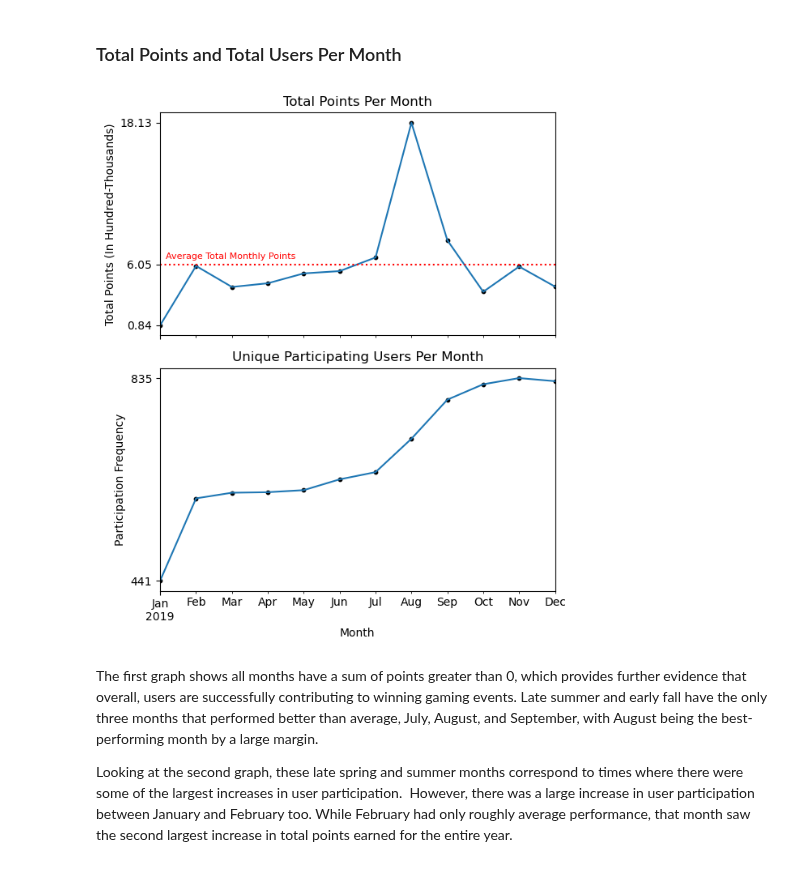
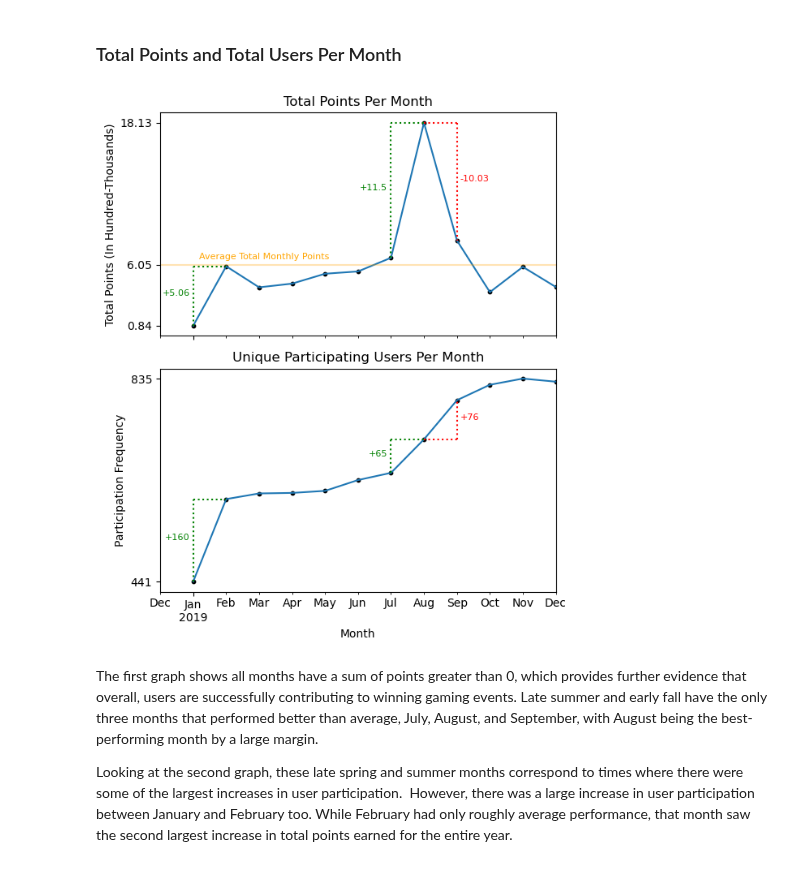
Before and after one commit to papir805/bot_battles_player_analysis, a Jupyter notebook: part2_eda_and_checking_for_correlation.ipynb, the cells around one changed output. Saved outputs shown, nothing was run; the diff lists cells and outputs as text; code cells hidden in the pictures.

```diff
--- a/part2_eda_and_checking_for_correlation.ipynb
+++ b/part2_eda_and_checking_for_correlation.ipynb
@@ -302,6 +304,18 @@ total_users_per_month = sql_query_to_pandas_df(sql_query,
                                                index_column='month',
                                                dates_column='month')
 # %%
+jan_tot_pts = total_points_per_month.loc['2019-01-01'].values[0]
+feb_tot_pts = total_points_per_month.loc['2019-02-01'].values[0]
+july_tot_pts = total_points_per_month.loc['2019-07-01'].values[0]
+aug_tot_pts = total_points_per_month.loc['2019-08-01'].values[0]
+sept_tot_pts = total_points_per_month.loc['2019-09-01'].values[0]
+
+jan_tot_users = total_users_per_month.loc['2019-01-01'].values[0]
+feb_tot_users = total_users_per_month.loc['2019-02-01'].values[0]
+july_tot_users = total_users_per_month.loc['2019-07-01'].values[0]
+aug_tot_users = total_users_per_month.loc['2019-08-01'].values[0]
+sept_tot_users = total_users_per_month.loc['2019-09-01'].values[0]
+
 avg_tot_pts_per_month = total_points_per_month.mean().values[0]
 min_tot_pts_per_month = total_points_per_month.min().values[0]
 max_tot_pts_per_month = total_points_per_month.max().values[0]
@@ -311,36 +325,81 @@ min_tot_users_per_month = total_users_per_month.min().values[0]
 max_tot_users_per_month = total_users_per_month.max().values[0]
 
 fig, ax = plt.subplots(2,1, sharex=True, figsize=(6,7))
 
 total_points_per_month.plot(kind='line', legend=False, ax=ax[0])
 ax[0].scatter(total_points_per_month.index, total_points_per_month.values, color='black', s=10)
 
+ax[0].vlines('2019-01-01', ymin=jan_tot_pts, ymax=feb_tot_pts, linestyle=':', color='green')
+ax[0].hlines(feb_tot_pts, xmin='2019-01-01', xmax='2019-02-01', linestyle=':', color='green')
+ax[0].annotate(f'+{round((feb_tot_pts-jan_tot_pts)/100_000,2)}',
+               xy=('2019-01-01', jan_tot_pts+(feb_tot_pts-jan_tot_pts)/2),
+               textcoords='offset points',
+               xytext=(-3,0), ha='right', color='green', fontsize=8)
+
+ax[0].vlines('2019-07-01', ymin=july_tot_pts, ymax=aug_tot_pts, linestyle=':', color='green')
+ax[0].hlines(aug_tot_pts, xmin='2019-07-01', xmax='2019-08-01', linestyle=':', color='green')
+ax[0].annotate(f'+{round((aug_tot_pts-july_tot_pts)/100_000,2)}',
+               xy=('2019-07-01', july_tot_pts+(aug_tot_pts-july_tot_pts)/2),
+               textcoords='offset points',
+               xytext=(-3,0), ha='right', color='green', fontsize=8)
+
+ax[0].vlines('2019-09-01', ymin=aug_tot_pts, ymax=sept_tot_pts, linestyle=':', color='red')
+ax[0].hlines(aug_tot_pts, xmin='2019-08-01', xmax='2019-09-01', linestyle=':', color='red')
+ax[0].annotate(f'{round((sept_tot_pts-aug_tot_pts)/100_000,2)}',
+               xy=('2019-09-01', aug_tot_pts+(sept_tot_pts-aug_tot_pts)/2),
+               textcoords='offset points',
+               xytext=(3,0), ha='left', color='red', fontsize=8)
+
 ax[0].set_title('Total Points Per Month')
 ax[0].set_xlabel('Month')
 ax[0].set_yticks([min_tot_pts_per_month, avg_tot_pts_per_month, max_tot_pts_per_month])
 ax[0].get_yaxis().set_major_formatter(
     matplotlib.ticker.FuncFormatter(lambda x, p: format(round(int(x)/100_000, 2), ',')))
 ax[0].set_ylabel('Total Points (In Hundred-Thousands)')
 
-ax[0].axhline(avg_tot_pts_per_month, linestyle=':', color='red')
+
+ax[0].axhline(avg_tot_pts_per_month, linestyle='solid', color='orange', alpha=0.3)
 ax[0].annotate("Average Total Monthly Points",
                xy=('2019-01-01',
                    avg_tot_pts_per_month),
                textcoords="offset points",
-               xytext=(5,5), c='red', fontsize=8, ha='left')
+               xytext=(5,5), c='orange', fontsize=8, ha='left')
 
 
 total_users_per_month.plot(kind='line', legend=False, ax=ax[1])
 ax[1].scatter(total_users_per_month.index, total_users_per_month.values, color='black', s=10)
+
+ax[1].set_xlim([datetime.date(2018, 12, 1), datetime.date(2019, 12, 1)])
+
+ax[1].vlines('2019-01-01', ymin=jan_tot_users, ymax=feb_tot_users, linestyle=':', color='green')
+ax[1].hlines(feb_tot_users, xmin='2019-01-01', xmax='2019-02-01', linestyle=':', color='green')
+ax[1].annotate(f'+{(feb_tot_users-jan_tot_users)}',
+               xy=('2019-01-01', jan_tot_users+(feb_tot_users-jan_tot_users)/2),
+               textcoords='offset points',
+               xytext=(-3,0), ha='right', color='green', fontsize=8)
+
+ax[1].vlines('2019-07-01', ymin=july_tot_users, ymax=aug_tot_users, linestyle=':', color='green')
+ax[1].hlines(aug_tot_users, xmin='2019-07-01', xmax='2019-08-01', linestyle=':', color='green')
+ax[1].annotate(f'+{(aug_tot_users-july_tot_users)}',
+               xy=('2019-07-01', july_tot_users+(aug_tot_users-july_tot_users)/2),
+               textcoords='offset points',
+               xytext=(-3,0), ha='right', color='green', fontsize=8)
+
+ax[1].vlines('2019-09-01', ymin=aug_tot_users, ymax=sept_tot_users, linestyle=':', color='red')
+ax[1].hlines(aug_tot_users, xmin='2019-08-01', xmax='2019-09-01', linestyle=':', color='red')
+ax[1].annotate(f'+{(sept_tot_users-aug_tot_users)}',
+               xy=('2019-09-01', aug_tot_users+(sept_tot_users-aug_tot_users)/2),
+               textcoords='offset points',
+               xytext=(3,0), ha='left', color='red', fontsize=8)
 
 ax[1].set_title('Unique Participating Users Per Month')
 ax[1].set_xlabel('Month')
 ax[1].set_yticks([min_tot_users_per_month, max_tot_users_per_month])
 ax[1].set_ylabel('Participation Frequency')
 
 plt.tight_layout();
 # %% [output]
-[figure, old version]
+[figure, new version]
 # %% [markdown]
 The first graph shows all months have a sum of points greater than 0, which provides further evidence that overall, users are successfully contributing to winning gaming events. Late summer and early fall have the only three months that performed better than average, July, August, and September, with August being the best-performing month by a large margin.
 
```
Also changed, not shown: parts of 36 cells of this notebook, 1 other file.
